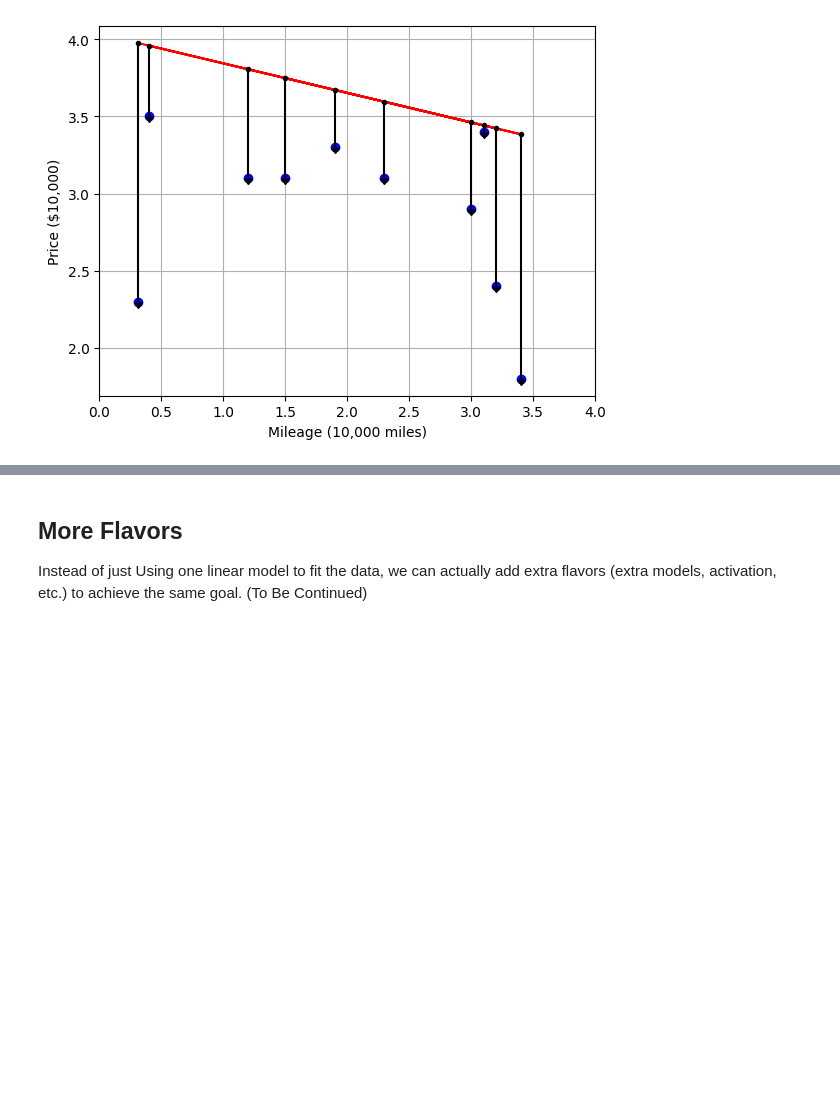
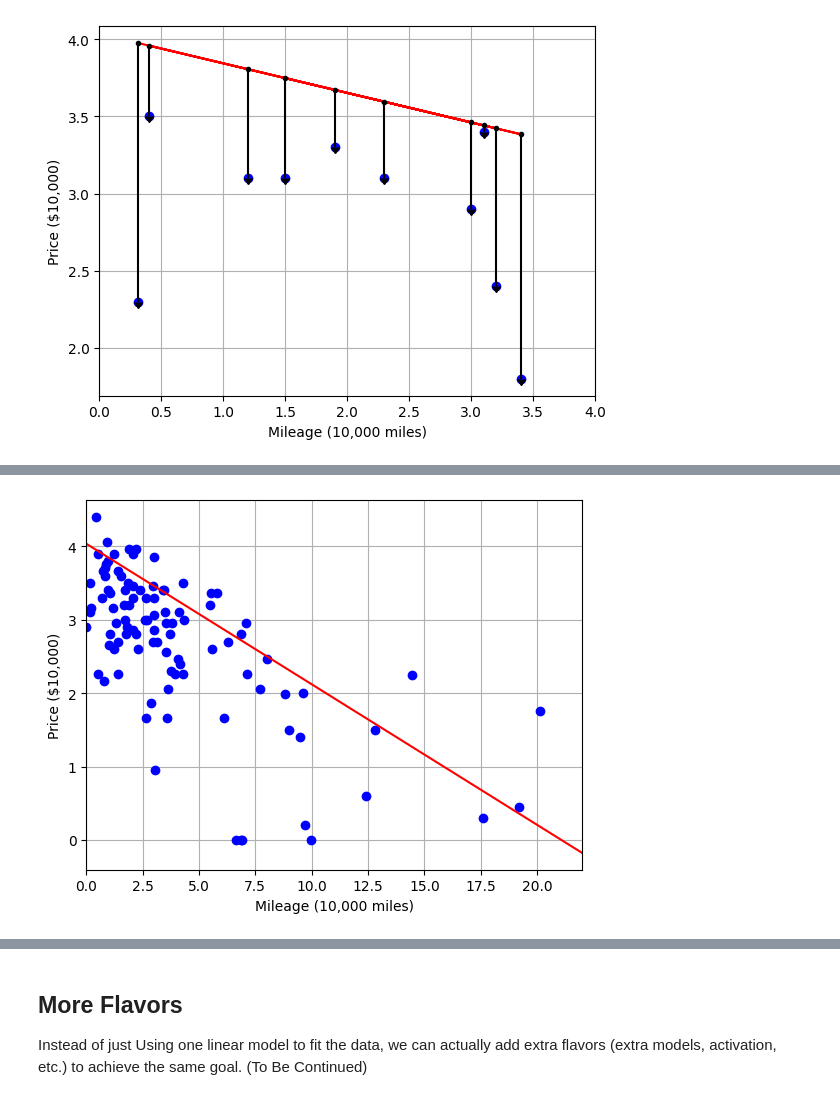
Before and after one commit to linzhangUCA/3321example-nn101, a Jupyter notebook: nn101.ipynb, the cells around one changed output, grey strips where cells are left out. Cells and saved outputs as stored; diff of their text form; code cells hidden in the pictures; blank space fills up the shorter version.

```diff
--- a/nn_101.ipynb
+++ b/nn101.ipynb
@@ -76,17 +72,17 @@ def mse_fn(prediction, label):  # mean square error function
     return averaged_error
 
 # Evaluate initial model
-preds = linear(features, w, b)
+preds = linear(X_reshape, w, b)
 print(f"predicted prices: {preds.squeeze()}")
-print(f"true prices: {labels.squeeze()}")
-err = linear(features, w, b) - labels
+print(f"true prices: {y_reshape.squeeze()}")
+err = linear(X_reshape, w, b) - y_reshape
 print(f"prediction - true: {err.squeeze()}")
-loss = mse_fn(prediction=preds, label=labels)
+loss = mse_fn(prediction=preds, label=y_reshape)
 print(f"model loss: {loss}")
 
 # Plot errors
-plt.plot(features, labels, 'bo', X, yhat, 'r')  # plot scattered datapoints as well as the model line
-plt.errorbar(features.squeeze(), linear(features, w, b).squeeze(), yerr=abs(err).squeeze(), uplims=err.squeeze()>0, lolims=err.squeeze()<0, fmt='k.')
+plt.plot(X_reshape, y_reshape, 'bo', dimileage, diprice, 'r')  # plot scattered datapoints as well as the model line
+plt.errorbar(X_reshape.squeeze(), linear(X_reshape, w, b).squeeze(), yerr=abs(err).squeeze(), uplims=err.squeeze()>0, lolims=err.squeeze()<0, fmt='k.')
 plt.xlim(0., 14.)  # specify range of y axis
 plt.xlabel('Mileage (10,000 miles)')
 plt.ylabel('Price ($10,000)')
@@ -110,21 +106,28 @@ def grad(prediction, label, feature):
 
     return dw, db
 
-# Optimization
+# Init features and labels
+X_train = X_reshape
+y_train = y_reshape
+# Init parameters
+w = 1.0
+b = -1.0
 num_iters = 400
 learning_rate = 0.05
 weights = [w]
 biases = [b]
 losses = []
+print(f"initial parameters: w = {w}, b = {b}")
+# Optimization
 for i in range(num_iters):
-    preds = linear(features, w, b)
-    dw, db = grad(preds, labels, features)
+    preds = linear(X_train, w, b)
+    dw, db = grad(preds, y_train, X_train)
     w = w - learning_rate * dw
     b = b - learning_rate * db
-    mse_loss = mse_fn(preds, labels)
+    mse_loss = mse_fn(preds, y_train)
     print(f"loss @ {i+1} iteration: {mse_loss}")
-    print(f"w = {w}, b = {b}")
     weights.append(w)
     biases.append(b)
     losses.append(mse_loss)
+print(f"final parameters: w = {w}, b = {b}")
 # %% [output]
@@ -212,15 +218,17 @@ mse loss: 0.40951854547069455
 # %%
 # Load 1000 data points
-mileage_100 = np.load('mileage_100.npy') / 1e4
-price_100 = np.load('price_100.npy') / 1e4
+X100_train = np.load('mileage_100.npy') / 1e4
+y100_train = np.load('price_100.npy') / 1e4
 # Visualize new data set
-X_100 = np.linspace(0, 22, 100)  # create 100 evenly distributed independent variables
-yhat_100 = forward(w, b, X_100)  # 100 dependent variables based on final model
-plt.plot(mileage_100, price_100, 'bo', X_100, yhat_100, 'r')  # plot scattered datapoints as well as the model line
+dimileage = np.array([0, 22]).reshape(-1, 1)  # create 2 coordinates on x-axis
+diprice = linear(dimileage, w, b)  # compute 2 y coordinates
+plt.plot(X100_train, y100_train, 'bo', dimileage, diprice, 'r')  # plot scattered datapoints as well as the model line
 plt.xlim(0., 22.)  # specify range of y axis
 plt.xlabel('Mileage (10,000 miles)')
 plt.ylabel('Price ($10,000)')
 plt.grid()
+# %% [output]
+[figure, added]
 # %%
 # Continue training
 num_iters = 200
```
Also changed, not shown: parts of 17 cells of this notebook, 2 other files.
